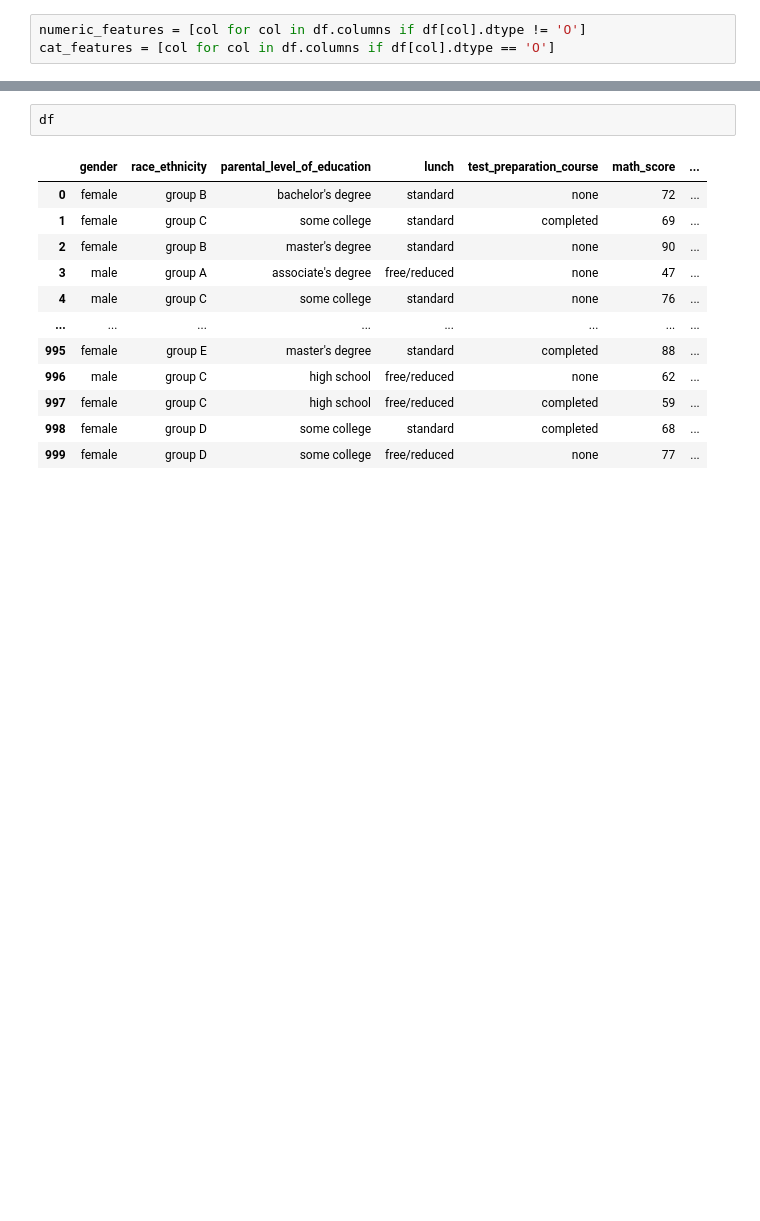
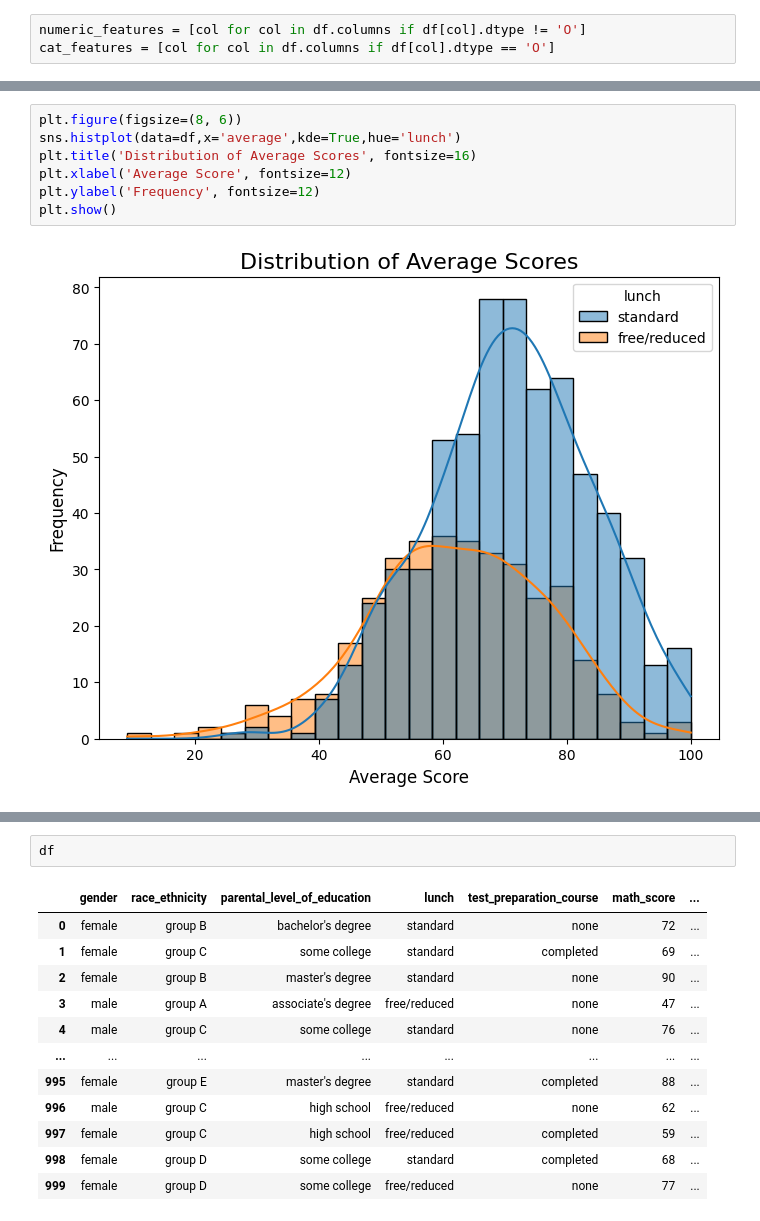
Before and after one commit to Anand-Karan/ML_Project, a Jupyter notebook: notebook/EDA Student Performance.ipynb, the cells around one changed output, grey strips where cells are left out. Cells and saved outputs as stored; diff of their text form; blank space fills up the shorter version.

```diff
--- a/notebook/EDA Student Performance.ipynb
+++ b/notebook/EDA Student Performance.ipynb
@@ -100,0 +154,9 @@ df['average'] = df['total_score']/3
+# %%
+plt.figure(figsize=(8, 6))
+sns.histplot(data=df,x='average',kde=True,hue='lunch')
+plt.title('Distribution of Average Scores', fontsize=16)
+plt.xlabel('Average Score', fontsize=12)
+plt.ylabel('Frequency', fontsize=12)
+plt.show()
+# %% [output]
+[figure, added]
```
Also changed, not shown: parts of 26 cells of this notebook, 9 other files.
